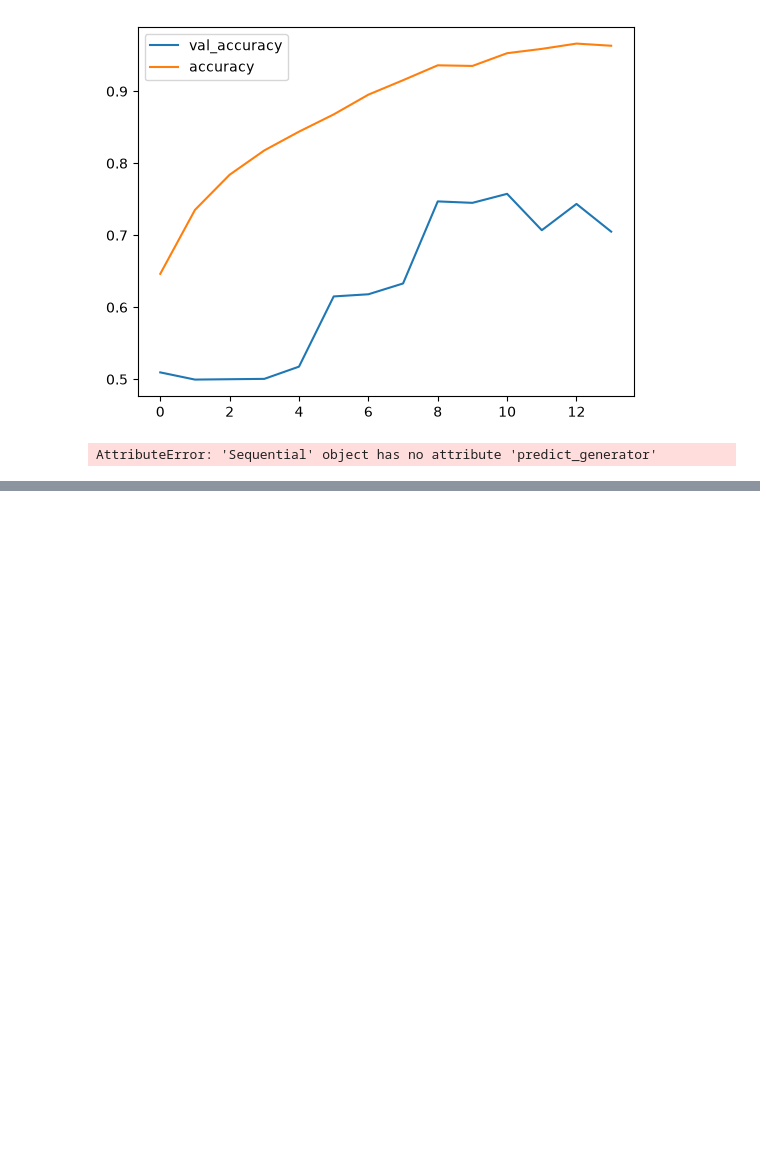
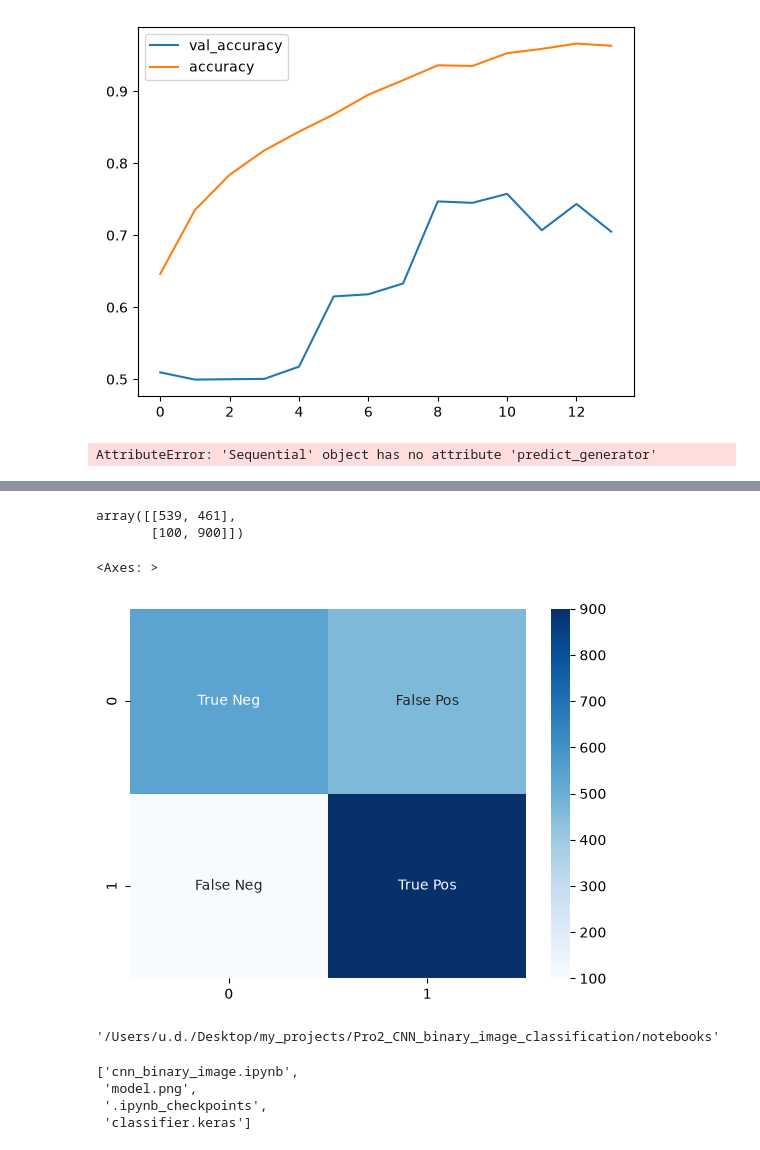
Before and after one commit to udrai10/Pro2_CNN_binary_image_classification, a Jupyter notebook: notebooks/cnn_binary_image.ipynb, the cells around one changed output, grey strips where cells are left out. Drawn from its saved outputs; the diff is of its cells as text; code cells hidden in the pictures; blank space fills up the shorter version.

Commit message:
going to re do the modeling and GUI

```diff
--- a/notebooks/cnn_binary_image.ipynb
+++ b/notebooks/cnn_binary_image.ipynb
@@ -331,2 +331,4 @@ prediction = mymodel.predict_generator(validation_data_set)
 # %% [output]
 AttributeError: 'Sequential' object has no attribute 'predict_generator'
+# %%
+prediction = mymodel.predict(validation_data_set)
@@ -332,0 +347,2 @@ AttributeError: 'Sequential' object has no attribute 'predict_generator'
+# %%
+prediction = prediction>0.5
@@ -332,0 +377,14 @@ AttributeError: 'Sequential' object has no attribute 'predict_generator'
+# %%
+confused = confusion_matrix(validation_data_set.classes, prediction)
+confused
+# %% [output]
+array([[539, 461],
+       [100, 900]])
+# %%
+labels = ['True Neg','False Pos','False Neg','True Pos']
+labels = np.asarray(labels).reshape(2,2)
+
+sns.heatmap(confused, annot= labels, fmt='', cmap='Blues')
+# %% [output]
+<Axes: >
+[figure, added]
@@ -332,0 +393,11 @@ AttributeError: 'Sequential' object has no attribute 'predict_generator'
+# %%
+os.getcwd()
+# %% [output]
+'/Users/u.d./Desktop/my_projects/Pro2_CNN_binary_image_classification/notebooks'
+# %%
+os.listdir()
+# %% [output]
+['cnn_binary_image.ipynb',
+ 'model.png',
+ '.ipynb_checkpoints',
+ 'classifier.keras']
```
Also changed, not shown: parts of 27 cells of this notebook.
